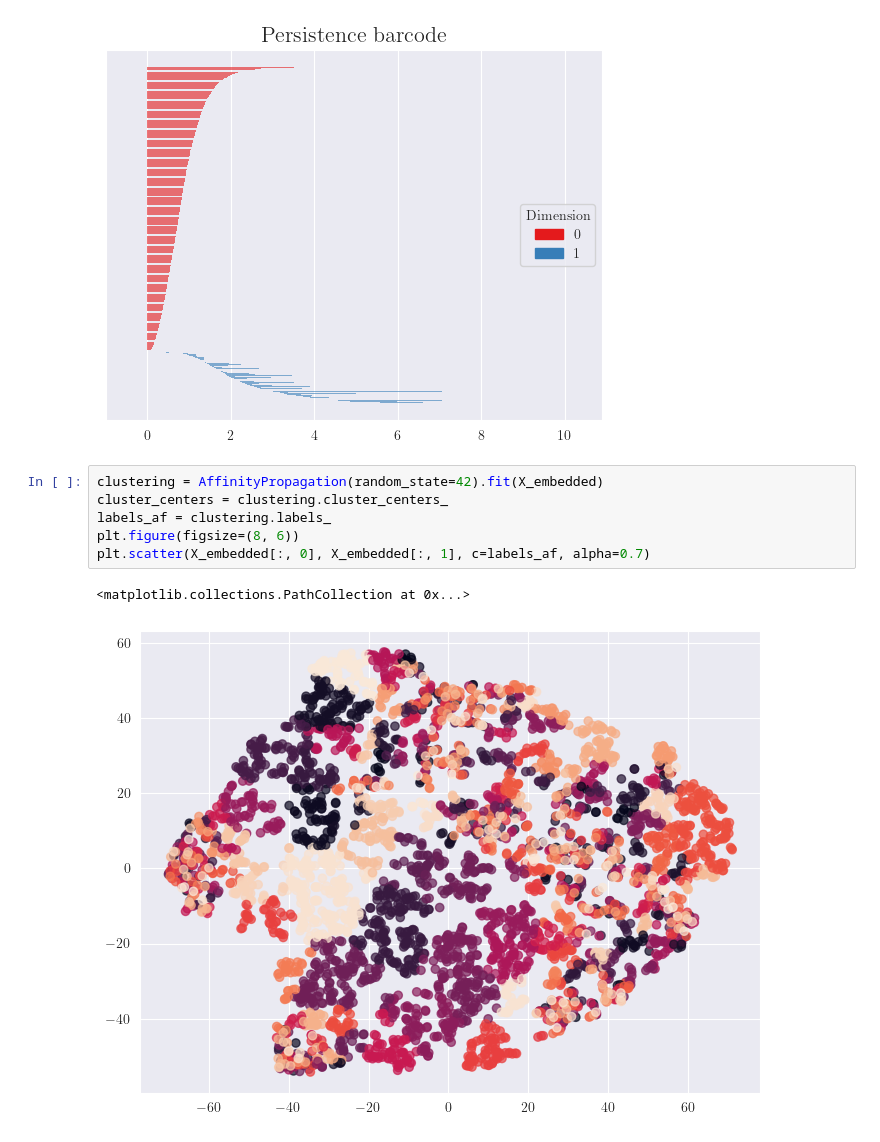
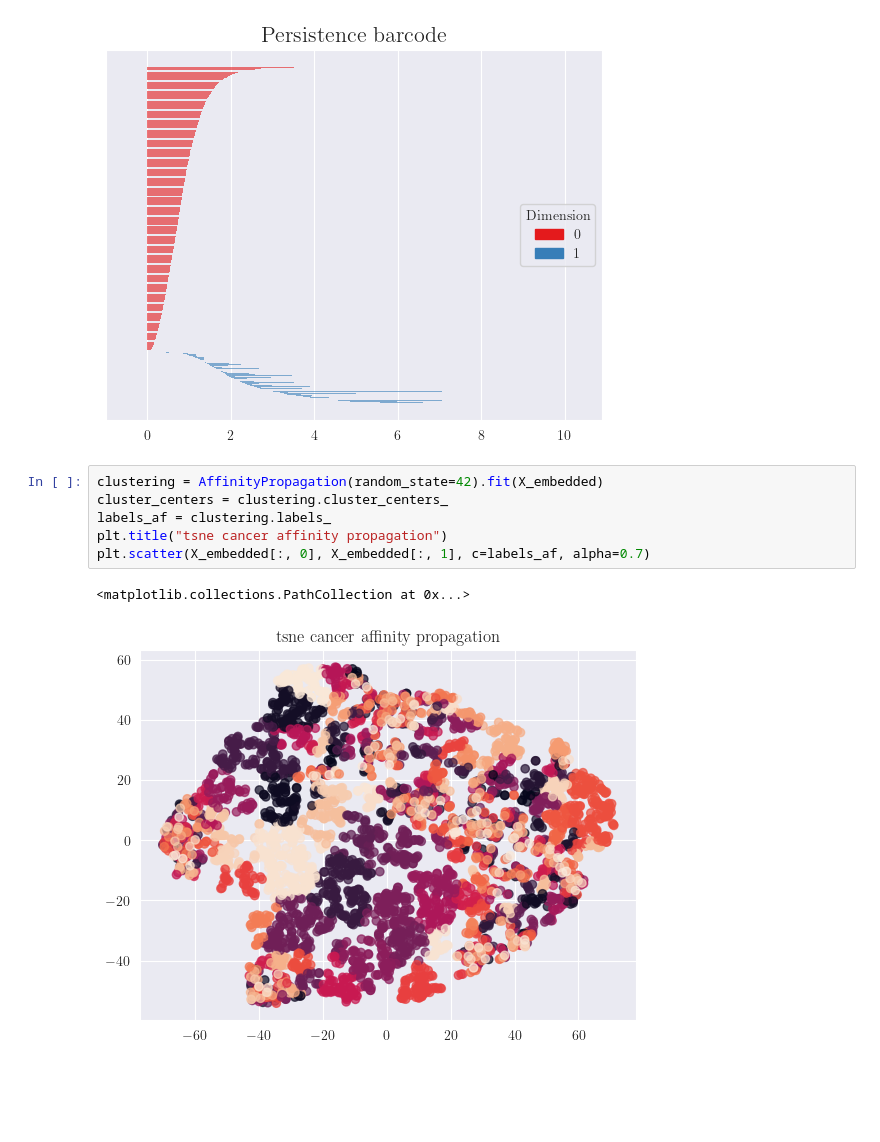
Before and after one commit to shin-fued/umap_vs_tsne, a Jupyter notebook: trying.ipynb, the cells around one changed output. Cells and saved outputs as stored; diff of their text form; blank space fills up the shorter version.

```diff
--- a/trying.ipynb
+++ b/trying.ipynb
@@ -344,9 +421,9 @@ gudhi.plot_persistence_barcode(diag)
 # %%
 clustering = AffinityPropagation(random_state=42).fit(X_embedded)
 cluster_centers = clustering.cluster_centers_
 labels_af = clustering.labels_
-plt.figure(figsize=(8, 6))
+plt.title("tsne cancer affinity propagation")
 plt.scatter(X_embedded[:, 0], X_embedded[:, 1], c=labels_af, alpha=0.7)
 # %% [output]
 <matplotlib.collections.PathCollection at 0x...>
-[figure, old version]
+[figure, new version]
```
Also changed, not shown: parts of 19 cells of this notebook, 4 other files.
